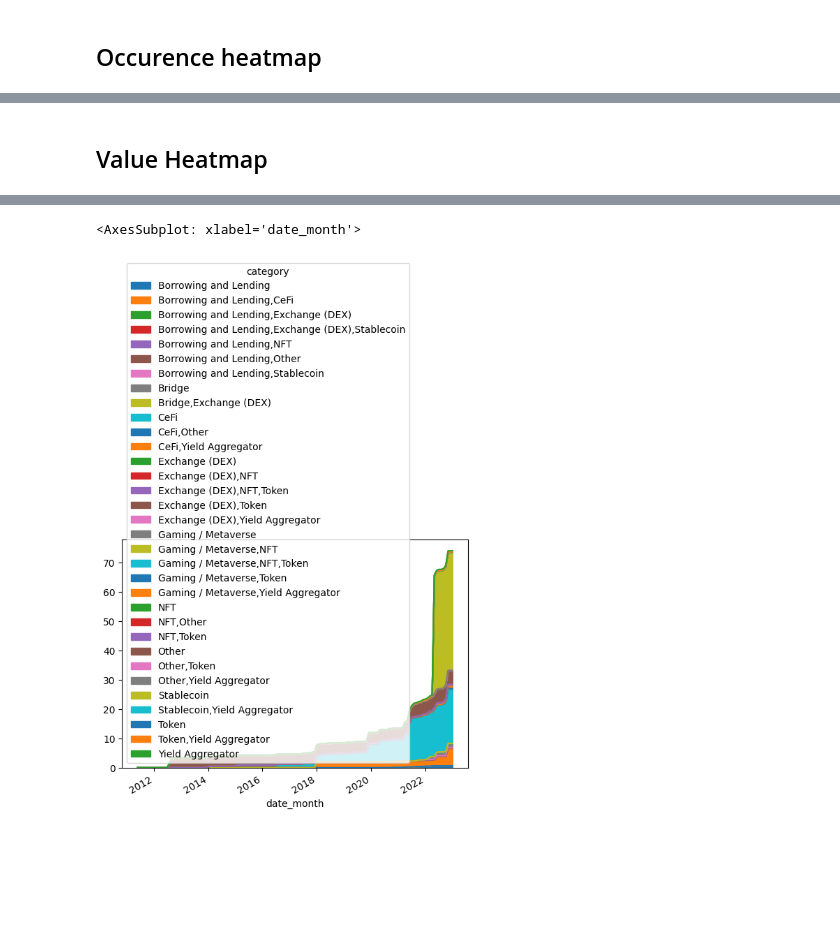
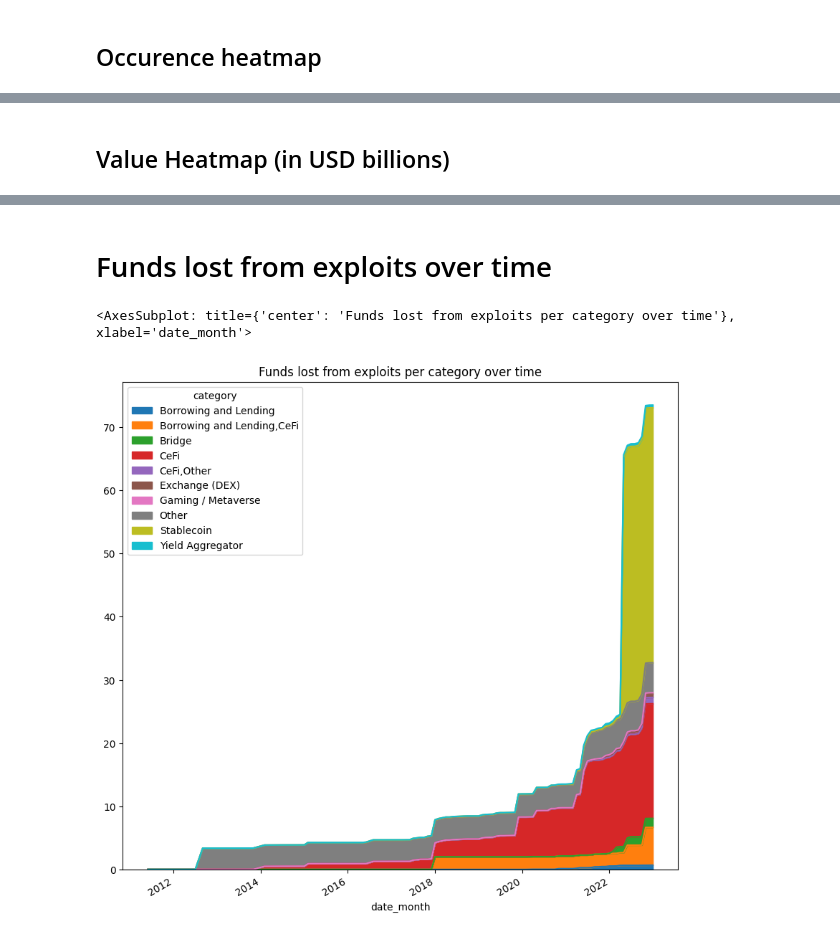
Before and after one commit to FrankMaseo/DY-rekt-analysis, a Jupyter notebook: rekt-db-analysis.ipynb, the cells around one changed output, grey strips where cells are left out. Saved outputs shown, nothing was run; the diff lists cells and outputs as text; code cells hidden in the pictures; blank space fills up the shorter version.

```diff
--- a/rekt-db-analysis.ipynb
+++ b/rekt-db-analysis.ipynb
@@ -93,7 +108,7 @@ adjacency_matrix_occurences.style.background_gradient(axis = None, cmap='Reds')
 | Token,Yield Aggregator | 0 | 0 | 0 | 0 | 0 | 1 | 0 | 0 | ... |
 | Yield Aggregator | 0 | 0 | 6 | 7 | 0 | 13 | 0 | 1 | ... |
 # %% [markdown]
-## Value Heatmap
+## Value Heatmap (in USD billions)
 # %%
 adjacency_matrix_usd.fillna(0).style.background_gradient(axis = None, cmap='Reds')
 # %% [output]
@@ -115,20 +130,22 @@ adjacency_matrix_usd.fillna(0).style.background_gradient(axis = None, cmap='Reds
 | Token | 0.000000 | 0.000045 | 0.029167 | 0.007728 | 0.000086 | 0.000924 | 0.000256 | 0.000000 | ... |
 | Token,Yield Aggregator | 0.000000 | 0.000000 | 0.000000 | 0.000000 | 0.000000 | 0.000472 | 0.000000 | 0.000000 | ... |
 | Yield Aggregator | 0.000000 | 0.000000 | 0.099987 | 0.000000 | 0.000000 | 0.246049 | 0.000000 | 0.040000 | ... |
+# %% [markdown]
+# Funds lost from exploits over time
 # %%
 #Time series
 df_exploits['date_month'] = pd.to_datetime(df_exploits['date']) + pd.offsets.MonthBegin(-1)
 
 #df_exploits.groupby(['date_month','category'])['fundsLostBillions'].sum().sort_values('date_month').plot.area(x = 'date_month', y = 'fundsLostBillions', stacked = True)
 
 timeseries_category = pd.crosstab(
-    df_exploits.date_month,
-    df_exploits.category,
-    values=df_exploits.fundsLostBillions,
+    pd.merge(df_exploits,df_exploits.groupby('category')['fundsLostBillions'].sum().sort_values(ascending=False).head(10),how='inner',on='category').date_month,
+    pd.merge(df_exploits,df_exploits.groupby('category')['fundsLostBillions'].sum().sort_values(ascending=False).head(10),how='inner',on='category').category,
+    values=pd.merge(df_exploits,df_exploits.groupby('category')['fundsLostBillions'].sum().sort_values(ascending=False).head(10),how='inner',on='category').fundsLostBillions_x,
     aggfunc=sum
 ).fillna(0).cumsum()#.reset_index(level = ['category'])
 
-timeseries_category.plot.area(stacked = True)
+timeseries_category.plot.area(stacked = True, figsize = (10,10), title = 'Funds lost from exploits per category over time')
 # %% [output]
-<AxesSubplot: xlabel='date_month'>
+<AxesSubplot: title={'center': 'Funds lost from exploits per category over time'}, xlabel='date_month'>
-[figure, old version]
+[figure, new version]
```
Also changed, not shown: parts of 6 cells of this notebook.
